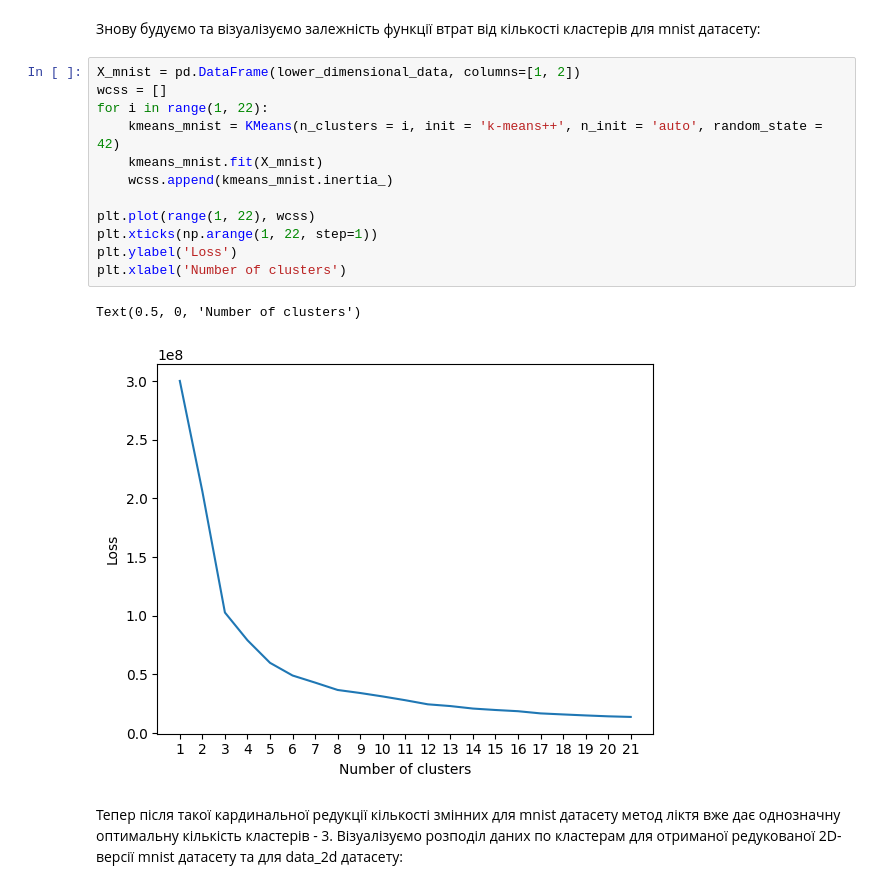
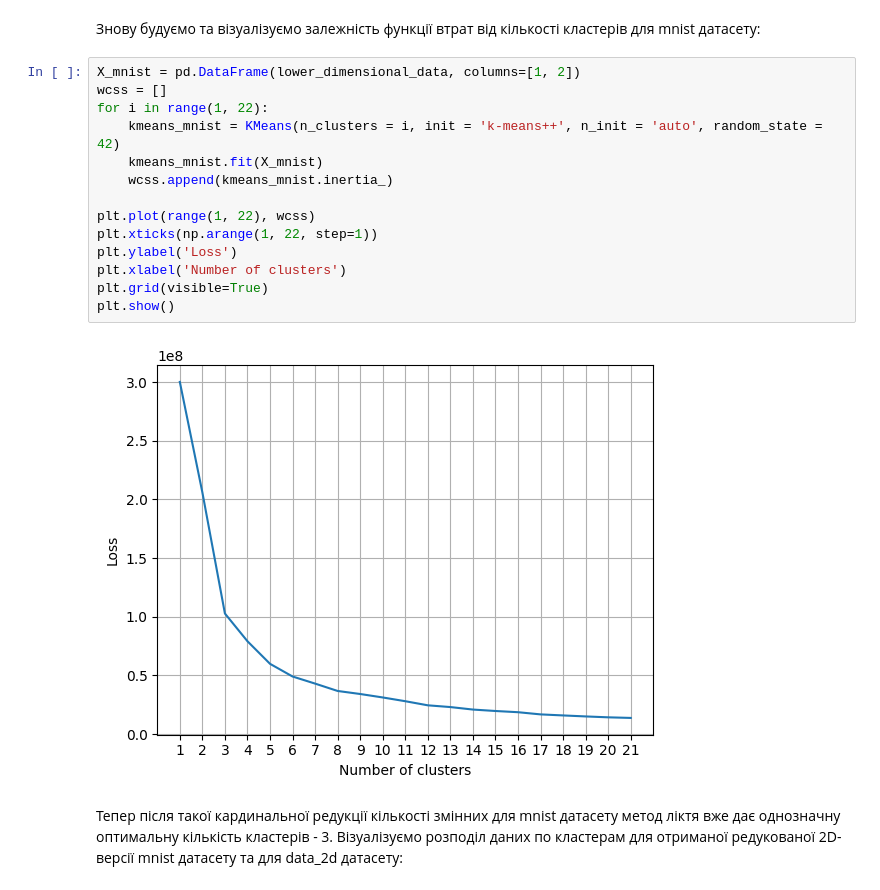
Before and after one commit to FTKV/python-data-science-hw, a Jupyter notebook: hw06/Hw6.ipynb, the cells around one changed output. Saved outputs shown, nothing was run; the diff lists cells and outputs as text.

Commit message:
add grid

```diff
--- a/hw06/Hw6.ipynb
+++ b/hw06/Hw6.ipynb
@@ -95,18 +97,19 @@ pca.n_components_
 # %%
 X_mnist = pd.DataFrame(lower_dimensional_data, columns=[1, 2])
 wcss = []
 for i in range(1, 22):
     kmeans_mnist = KMeans(n_clusters = i, init = 'k-means++', n_init = 'auto', random_state = 42)
     kmeans_mnist.fit(X_mnist)
     wcss.append(kmeans_mnist.inertia_)
 
 plt.plot(range(1, 22), wcss)
 plt.xticks(np.arange(1, 22, step=1))
 plt.ylabel('Loss')
 plt.xlabel('Number of clusters')
+plt.grid(visible=True)
+plt.show()
 # %% [output]
-Text(0.5, 0, 'Number of clusters')
-[figure, old version]
+[figure, new version]
 # %% [markdown]
 Тепер після такої кардинальної редукції кількості змінних для mnist датасету метод ліктя вже дає однозначну оптимальну кількість кластерів - 3. Візуалізуємо розподіл даних по кластерам для отриманої редукованої 2D-версії mnist датасету та для data_2d датасету:
 # %%
```
Also changed, not shown: parts of 2 cells of this notebook.
